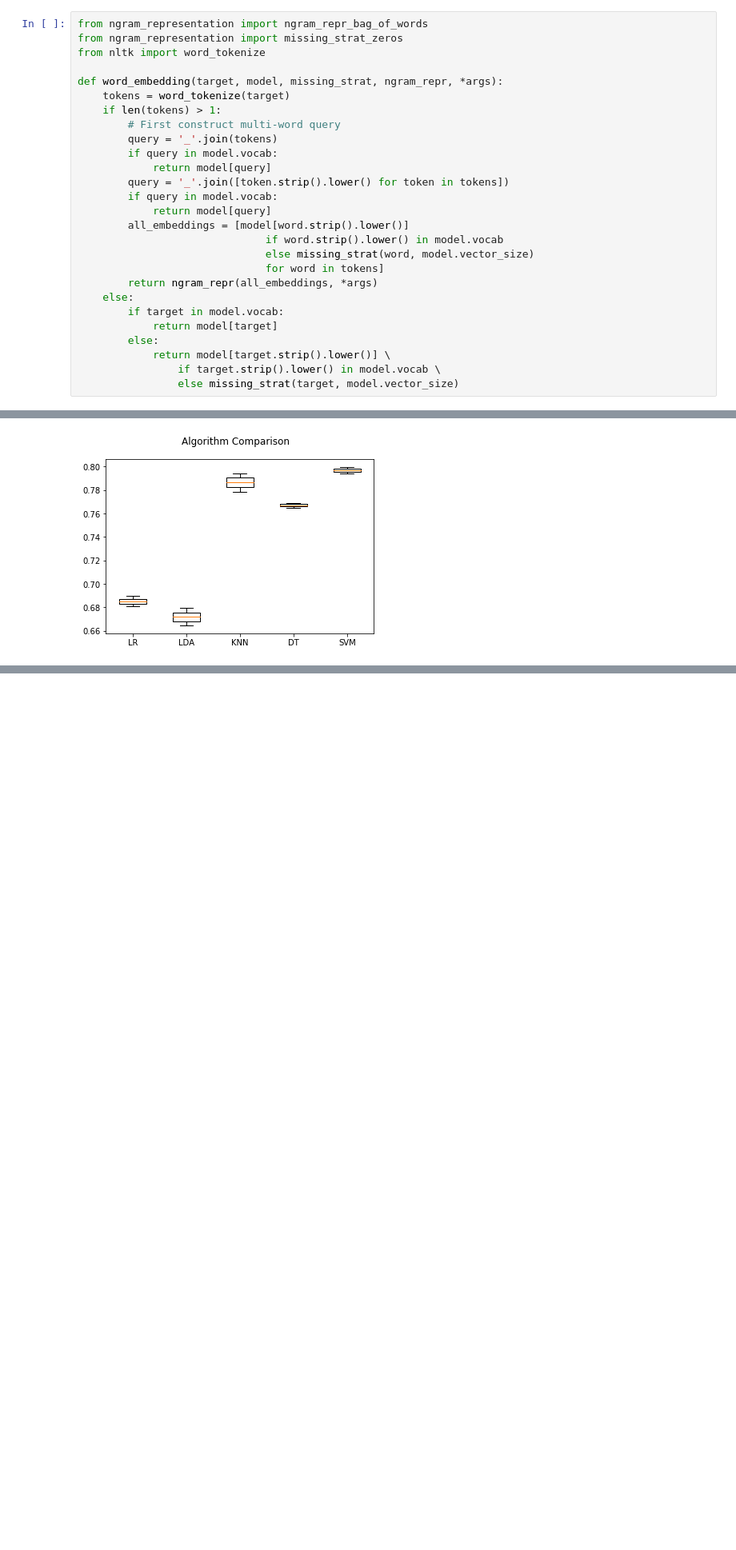
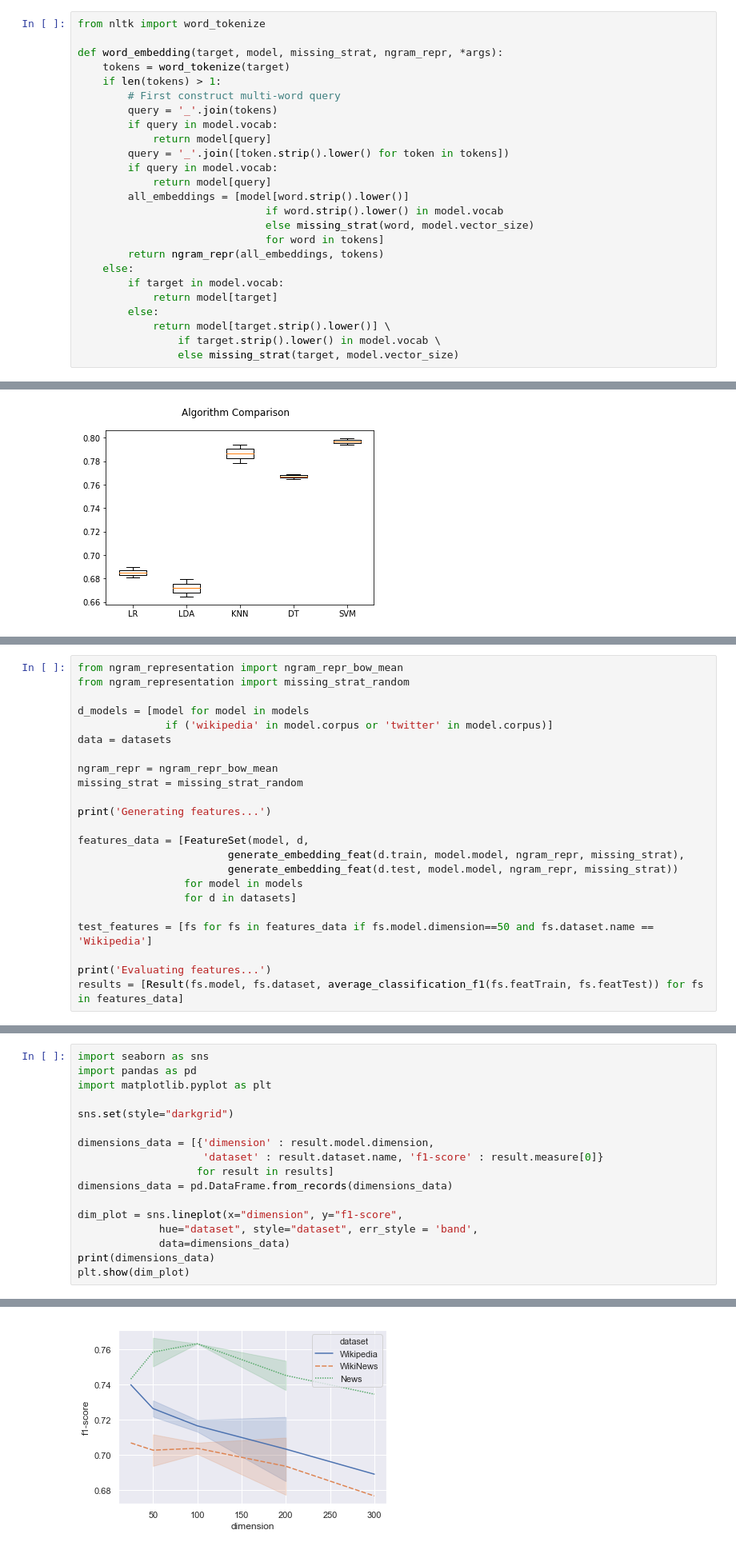
Before and after one commit to kristiankolthoff/CoWoPhId, a Jupyter notebook: python/word_embeddings_experiments.ipynb, the cells around one changed output, grey strips where cells are left out. Shown at 80% size. Saved outputs shown, nothing was run; the diff lists cells and outputs as text; blank space fills up the shorter version.

Commit message:
Word embedding experimental setup for CWI

```diff
--- a/python/word_embeddings_experiments.ipynb
+++ b/python/word_embeddings_experiments.ipynb
@@ -68,6 +126,4 @@ load model : glove.twitter.27B.200d.txt
 # %%
-from ngram_representation import ngram_repr_bag_of_words
-from ngram_representation import missing_strat_zeros
 from nltk import word_tokenize
 
 def word_embedding(target, model, missing_strat, ngram_repr, *args):
@@ -84,7 +140,7 @@ def word_embedding(target, model, missing_strat, ngram_repr, *args):
                               if word.strip().lower() in model.vocab
                               else missing_strat(word, model.vector_size)
                               for word in tokens]
-        return ngram_repr(all_embeddings, *args)
+        return ngram_repr(all_embeddings, tokens)
     else:
         if target in model.vocab:
             return model[target]
@@ -222,0 +335,23 @@ avg / total       0.82      0.82      0.82      1763
+# %%
+from ngram_representation import ngram_repr_bow_mean
+from ngram_representation import missing_strat_random
+
+d_models = [model for model in models
+              if ('wikipedia' in model.corpus or 'twitter' in model.corpus)]
+data = datasets
+
+ngram_repr = ngram_repr_bow_mean
+missing_strat = missing_strat_random
+
+print('Generating features...')
+
+features_data = [FeatureSet(model, d,
+                        generate_embedding_feat(d.train, model.model, ngram_repr, missing_strat),
+                        generate_embedding_feat(d.test, model.model, ngram_repr, missing_strat))
+                 for model in models
+                 for d in datasets]
+
+test_features = [fs for fs in features_data if fs.model.dimension==50 and fs.dataset.name == 'Wikipedia']
+
+print('Evaluating features...')
+results = [Result(fs.model, fs.dataset, average_classification_f1(fs.featTrain, fs.featTest)) for fs in features_data]
@@ -222,0 +369,18 @@ avg / total       0.82      0.82      0.82      1763
+# %%
+import seaborn as sns
+import pandas as pd
+import matplotlib.pyplot as plt
+
+sns.set(style="darkgrid")
+
+dimensions_data = [{'dimension' : result.model.dimension,
+                    'dataset' : result.dataset.name, 'f1-score' : result.measure[0]}
+                   for result in results]
+dimensions_data = pd.DataFrame.from_records(dimensions_data)
+
+dim_plot = sns.lineplot(x="dimension", y="f1-score",
+             hue="dataset", style="dataset", err_style = 'band',
+             data=dimensions_data)
+print(dimensions_data)
+plt.show(dim_plot)
+# %% [output]
@@ -222,0 +404 @@ avg / total       0.82      0.82      0.82      1763
+[figure, added]
```
Also changed, not shown: parts of 49 cells of this notebook.
